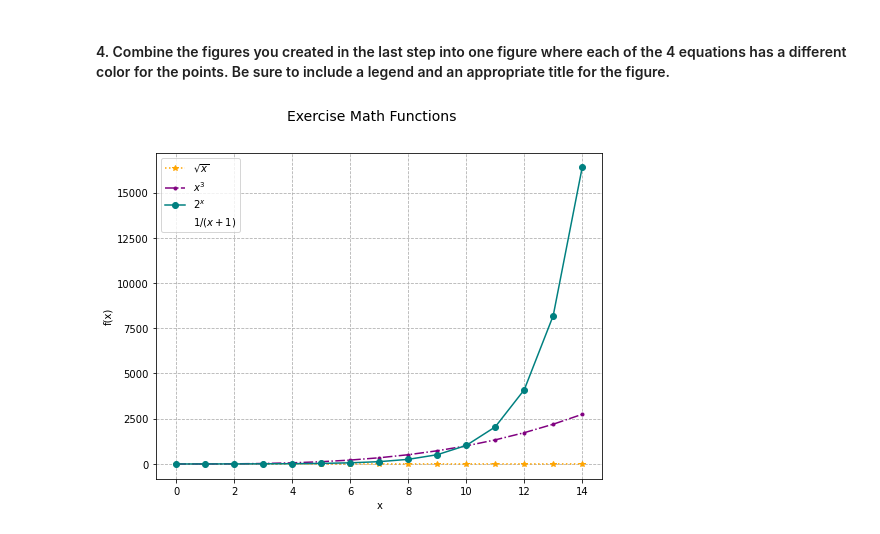
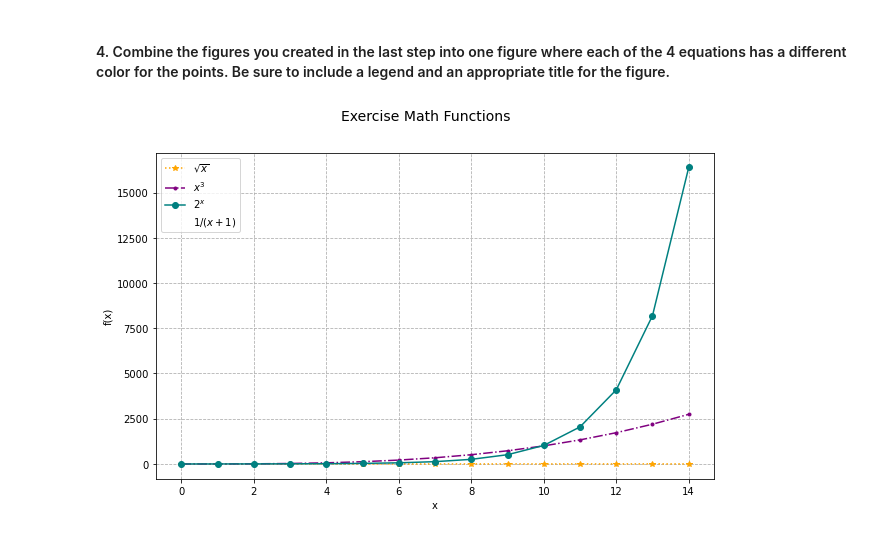
Before and after one commit to david-rodriguez-siller/numpy-pandas-visualization-exercises, a Jupyter notebook: matplotlib_exercises.ipynb, the cells around one changed output. Cells and saved outputs as stored; diff of their text form; code cells hidden in the pictures.

```diff
--- a/matplotlib_exercises.ipynb
+++ b/matplotlib_exercises.ipynb
@@ -117,25 +135,25 @@ plt.text(0.5, 0.5, str((4)), ha = 'center', fontsize = 14);
 # %%
 x = range(0, 15)
 y1 = [math.sqrt(n) for n in x]
-y2 = [n * n * n for n in x]
+y2 = [n ** 3 for n in x]
 y3 = [2 ** n for n in x]
 y4 = [1/(n + 1) for n in x]
 
-plt.figure(figsize = (8,6))
+plt.figure(figsize = (10,6))
 
 plt.suptitle('Exercise Math Functions', fontsize = 14)
 
 plt.plot(x,y1, color = 'orange', marker = '*', linestyle = 'dotted', label = '$\sqrt{x}$')
 plt.plot(x,y2, color = 'purple', marker = '.', linestyle = 'dashdot', label = '$x ^ 3$')
 plt.plot(x,y3, color = 'teal', marker = 'o', linestyle = '-', label = '$2 ^ x$')
 plt.plot(x,y4, color = 'blue', marker = '', linestyle = '', label = '$1/(x+1)$')
 
 # add x and y axis labels
 plt.xlabel('x')
 plt.ylabel('f(x)')
 
 plt.grid('True', ls = '--')
 
 plt.legend();
 # %% [output]
-[figure, old version]
+[figure, new version]
```
Also changed, not shown: parts of 7 cells of this notebook.
